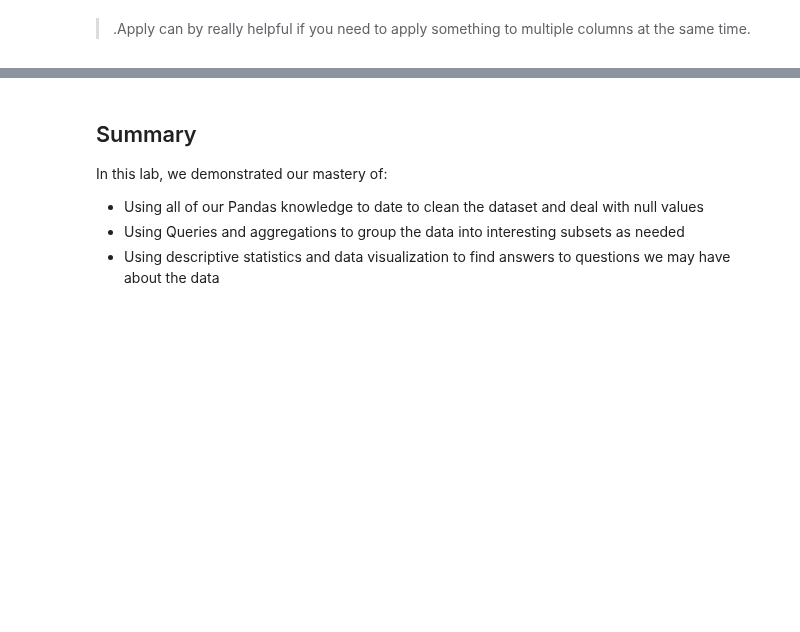
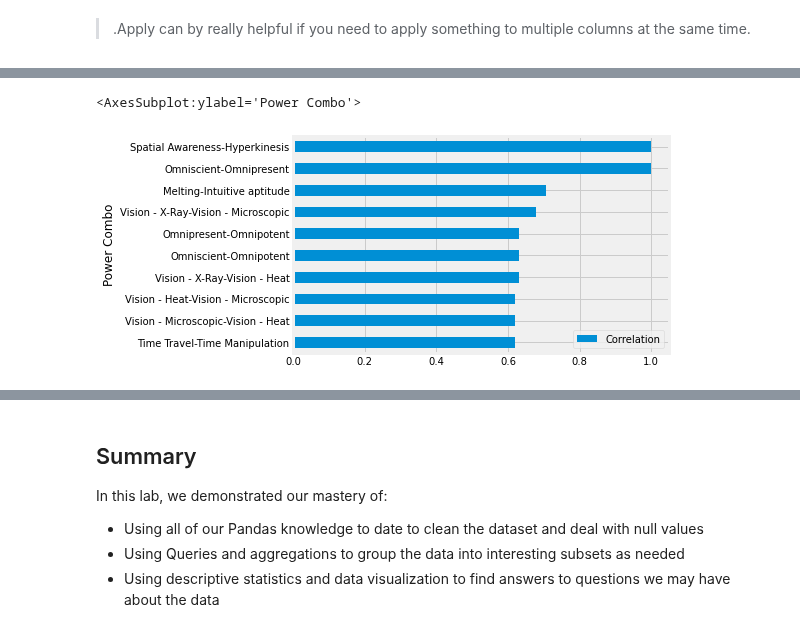
Before and after one commit to flatiron-school/Online-DS-FT-022221-Cohort-Notes, a Jupyter notebook: Phase_1/topic_06_data_visualization/topic_06_visualizations_heroes_project_SG.ipynb, the cells around one changed output, grey strips where cells are left out. Cells and saved outputs as stored; diff of their text form; code cells hidden in the pictures; blank space fills up the shorter version.

```diff
--- a/Phase_1/topic_06_data_visualization/topic_06_visualizations_heroes_project_SG.ipynb
+++ b/Phase_1/topic_06_data_visualization/topic_06_visualizations_heroes_project_SG.ipynb
@@ -440,3 +751,6 @@ ___
 # %%
 ### Need to Turn the square matrix above into a normal dataframe
 ## ref: https://stackoverflow.com/a/51071640
+corr_df = corr.unstack().reset_index()
+corr_df.columns = ['Power 1','Power 2','Correlation']
+corr_df
@@ -446,3 +774,5 @@ ___
 > .Apply can by really helpful if you need to apply something to multiple columns at the same time.
 # %%
 ##  Make a keep-me column that is False if power 1 and power 2 are the same
+corr_df['keep-me'] = corr_df.apply(lambda row:False if row['Power 1']==row['Power 2'] else True,axis=1)
+corr_df
@@ -450,0 +793,3 @@ ___
+# %%
+## Deal with reverse-order correlations
+corr_df['Power Combo'] = corr_df.apply(lambda row: '-'.join(set(row[['Power 1','Power 2']] )),axis=1)
@@ -450,0 +817,4 @@ ___
+# %%
+corr_df = corr_df.loc[ (corr_df['keep-me']==True),['Power Combo','Correlation'] ]
+corr_df.drop_duplicates(inplace=True)
+corr_df.set_index('Power Combo',inplace=True)
@@ -451,2 +838,6 @@ ___
 # %%
 ## Save corr_df where keep-me is true annd only save Power Combo and Correlation
+corr_df.sort_values('Correlation').tail(10).plot(kind='barh')
+# %% [output]
+<AxesSubplot:ylabel='Power Combo'>
+[figure, added]
```
Also changed, not shown: parts of 76 cells of this notebook, 3 other files.
